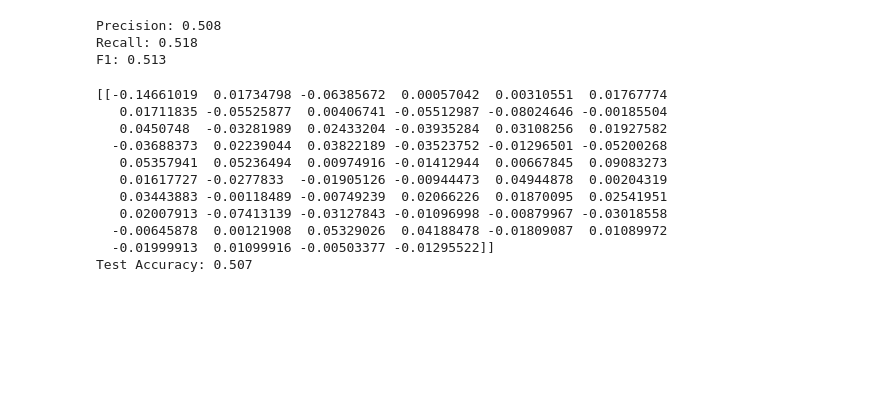
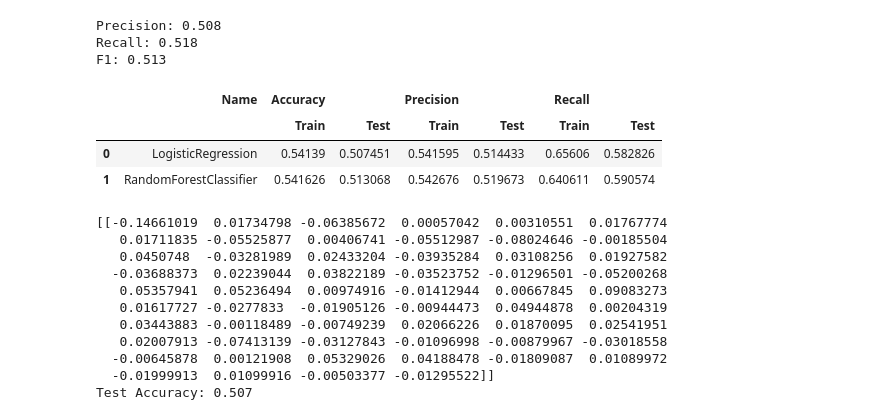
Before and after one commit to nico-busch/PHBS_MLF_2018, a Jupyter notebook: notebook.ipynb, the cells around one changed output. Cells and saved outputs as stored; diff of their text form; code cells hidden in the pictures; blank space fills up the shorter version.

```diff
--- a/notebook.ipynb
+++ b/notebook.ipynb
@@ -391,46 +385,54 @@ F1: 0.513
 # %%
 # compare different classifiers
 
 from sklearn.preprocessing import StandardScaler
 from sklearn.pipeline import make_pipeline
-from sklearn.model_selection import cross_val_score
+from sklearn.model_selection import cross_validate
 
 from sklearn.linear_model import LogisticRegression
 from sklearn.ensemble import RandomForestClassifier
 from sklearn.svm import SVC
 from sklearn.naive_bayes import GaussianNB
 from sklearn.neighbors import KNeighborsClassifier
 
 classifiers = [
     LogisticRegression(),
     RandomForestClassifier(),
-    #SVC(),
-    #GaussianNB(),
-    #KNeighborsClassifier()
+    SVC(),
+    GaussianNB(),
+    KNeighborsClassifier()
     ]
 
-clf_columns = [
-    'Name',
-    'CV Train Accuracy',
-    'CV Test Accuracy',
-    ]
+clf_columns = [['Name', 'Accuracy', 'Accuracy', 'Precision', 'Precision', 'Recall', 'Recall'],
+               ['', 'Train', 'Test', 'Train', 'Test', 'Train', 'Test']]
+
 
 clf_table = pd.DataFrame(columns = clf_columns)
 
 for i, clf in enumerate(classifiers):
 
     clf_name = clf.__class__.__name__
     clf_table.loc[i, 'Name'] = clf_name
 
     pipe = make_pipeline(StandardScaler(), clf)
 
-    cv = cross_val_score(clf, X, y, scoring = ['accuracy', 'precision', 'recall'], cv = 2)
+    cv = cross_validate(clf, X, y, scoring = ['accuracy', 'precision', 'recall'],
+                        return_train_score = True, cv = 2)
 
-    clf_table.loc[i, 'CV Train Accuracy'] = cv['train_score'].mean()
-    clf_table.loc[i, 'CV Test Accuracy'] = cv['test_score'].mean()
+    clf_table.loc[i, ('Accuracy', 'Train')] = cv['train_accuracy'].mean()
+    clf_table.loc[i, ('Accuracy', 'Test')] = cv['test_accuracy'].mean()
+    clf_table.loc[i, ('Precision', 'Train')] = cv['train_precision'].mean()
+    clf_table.loc[i, ('Precision', 'Test')] = cv['test_precision'].mean()
+    clf_table.loc[i, ('Recall', 'Train')] = cv['train_recall'].mean()
+    clf_table.loc[i, ('Recall', 'Test')] = cv['test_recall'].mean()
 
-clf_table.sort_values(by = ['CV Test Accuracy'], ascending = False, inplace = True)
-clf_table, cv
+clf_table.sort_values(by = [('Accuracy', 'Train')], ascending = False, inplace = False)
+clf_table
+# %% [output]
+|  | Name | Accuracy |  | Precision |  | Recall |  |
+|  |  | Train | Test | Train | Test | Train | Test |
+| 0 | LogisticRegression | 0.54139 | 0.507451 | 0.541595 | 0.514433 | 0.65606 | 0.582826 |
+| 1 | RandomForestClassifier | 0.541626 | 0.513068 | 0.542676 | 0.519673 | 0.640611 | 0.590574 |
 # %%
 from sklearn.preprocessing import StandardScaler
 from sklearn.decomposition import PCA
```
Also changed, not shown: parts of 3 cells of this notebook.
